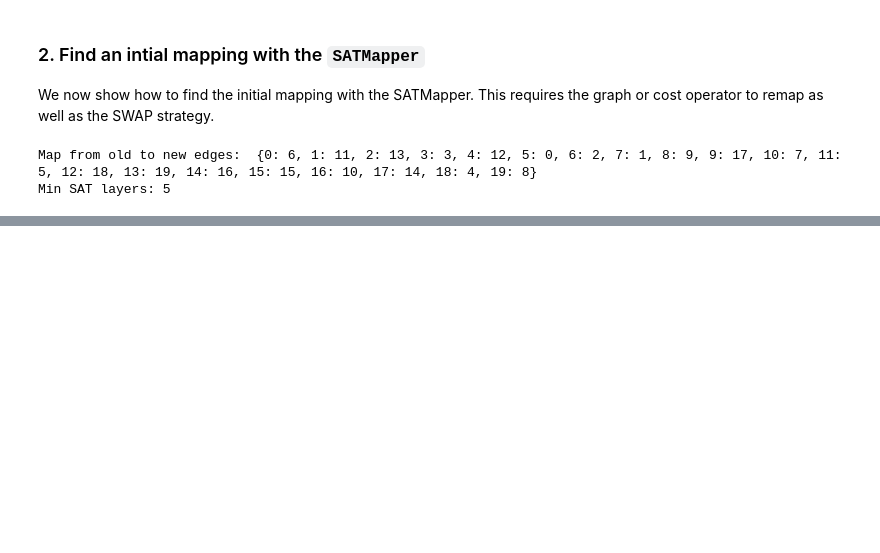
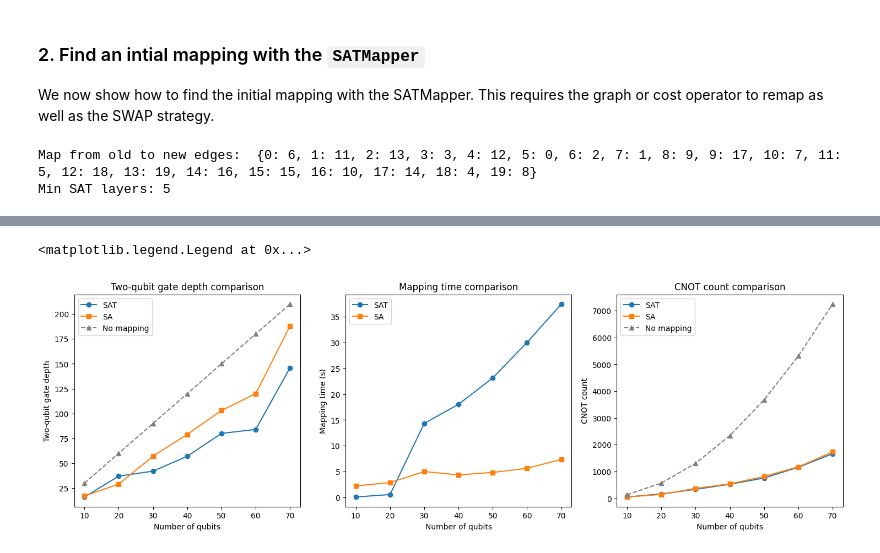
Before and after one commit to qiskit-community/qopt-best-practices, a Jupyter notebook: how_tos/02_sat_initial_mapping.ipynb, the cells around one changed output, grey strips where cells are left out. Cells and saved outputs as stored; diff of their text form; code cells hidden in the pictures; blank space fills up the shorter version.

```diff
--- a/how_tos/02_sat_initial_mapping.ipynb
+++ b/how_tos/02_sat_initial_mapping.ipynb
@@ -112,0 +215,25 @@ with SAT OrderedDict({'swap': 45, 'rzz': 30, 'h': 20, 'rx': 20})
+# %%
+fig, ax = plt.subplots(1, 3, figsize=(18, 5))
+ax[0].plot(nq_list, sat_depth, label="SAT", marker="o")
+ax[0].plot(nq_list, sa_depth, label="SA", marker="s")
+ax[0].plot(nq_list, [3*nq for nq in nq_list], label="No mapping", marker="^", linestyle="--", color="gray")
+ax[0].set_xlabel("Number of qubits")
+ax[0].set_ylabel("Two-qubit gate depth")
+ax[0].set_title("Two-qubit gate depth comparison")
+ax[0].legend()
+ax[1].plot(nq_list, time_sat, label="SAT", marker="o")
+ax[1].plot(nq_list, time_sa, label="SA", marker="s")
+ax[1].set_xlabel("Number of qubits")
+ax[1].set_ylabel("Mapping time (s)")
+ax[1].set_title("Mapping time comparison")
+ax[1].legend()
+ax[2].plot(nq_list, sat_cx_count, label="SAT", marker="o")
+ax[2].plot(nq_list, sa_cx_count, label="SA", marker="s")
+ax[2].plot(nq_list, [3*nq*(nq-1)//2 for nq in nq_list], label="No mapping", marker="^", linestyle="--", color="gray")
+ax[2].set_xlabel("Number of qubits")
+ax[2].set_ylabel("CNOT count")
+ax[2].set_title("CNOT count comparison")
+ax[2].legend()
+# %% [output]
+<matplotlib.legend.Legend at 0x...>
+[figure, added]
```
Also changed, not shown: parts of 13 cells of this notebook, 6 other files.
